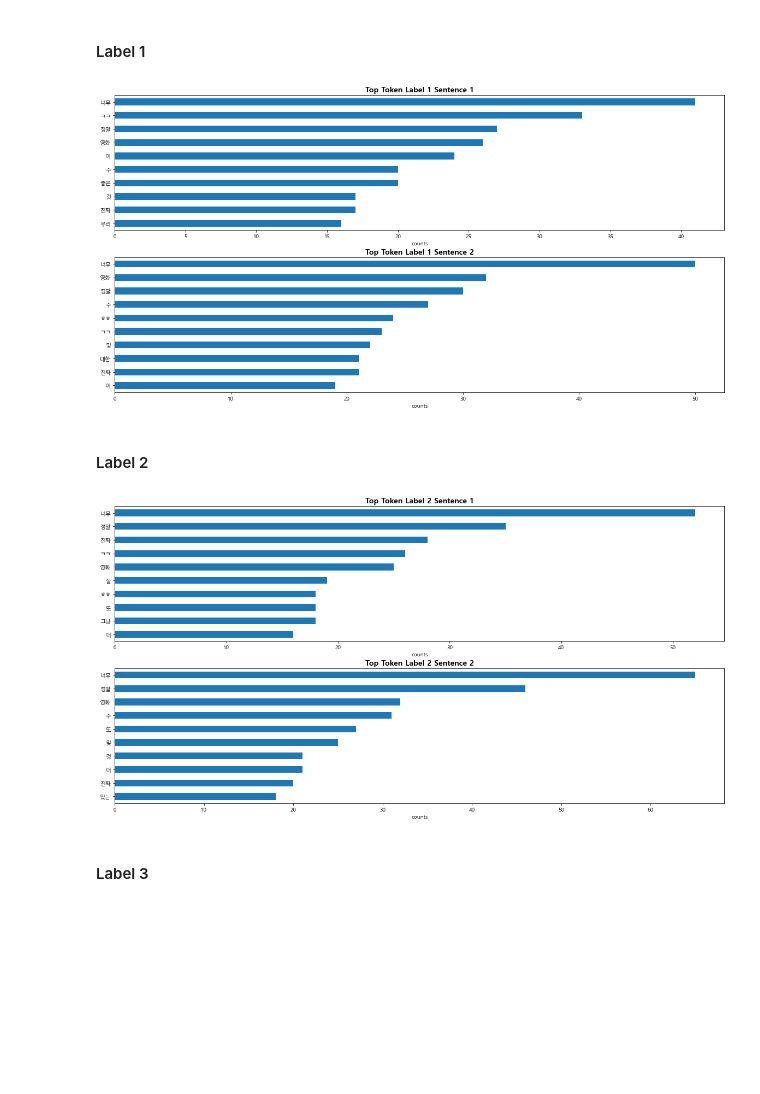
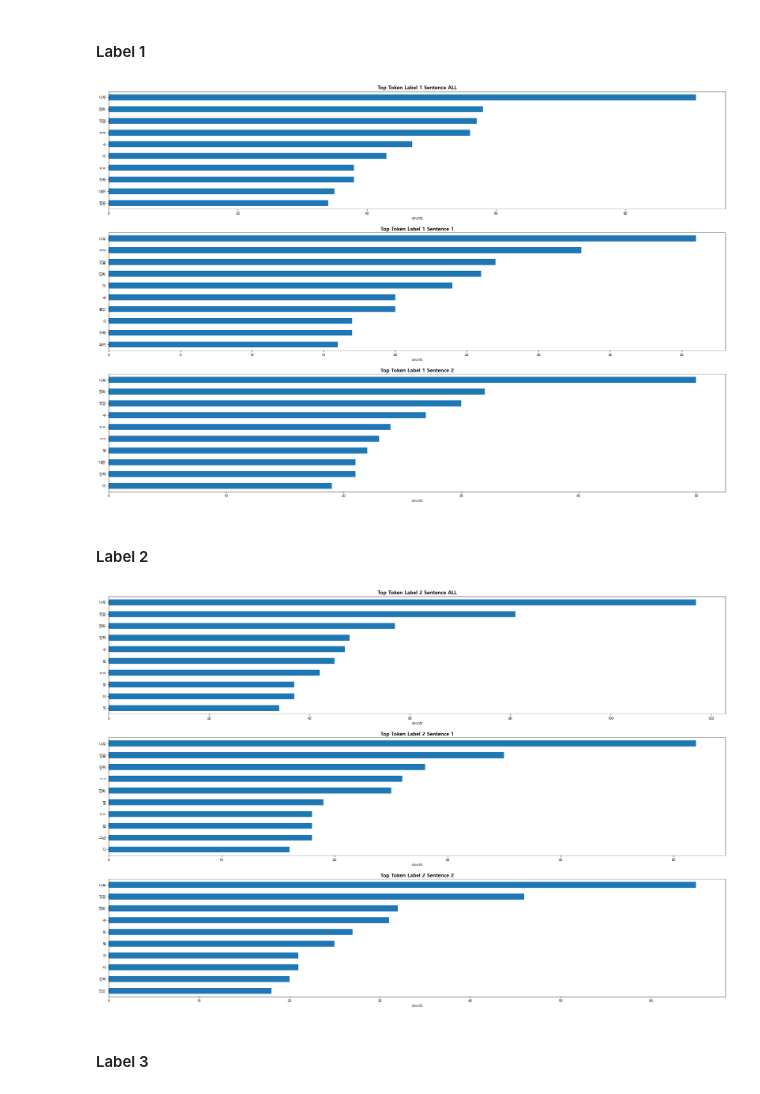
Before and after one commit to boostcampaitech4nlp2/level1_semantictextsimilarity_nlp-level1-nlp-14, a Jupyter notebook: work_indiv/sunghyun/codes/simpler_eda.ipynb, the cells around one changed output. Drawn from its saved outputs; the diff is of its cells as text; code cells hidden in the pictures; blank space fills up the shorter version.

```diff
--- a/work_indiv/sunghyun/codes/simpler_eda.ipynb
+++ b/work_indiv/sunghyun/codes/simpler_eda.ipynb
@@ -81,13 +81,16 @@ False
 train_pd['sentence_a'] = train_pd['sentence_1'] + ' ' + train_pd['sentence_2']
 
 # 공백 기준으로 토큰 나누기
+train_pd['tokens_a']=train_pd['sentence_a'].apply(lambda x: x.split())
 train_pd['tokens_1']=train_pd['sentence_1'].apply(lambda x: x.split())
 train_pd['tokens_2']=train_pd['sentence_2'].apply(lambda x: x.split())
 
 # 문장 길이, 토큰 개수 칼럼 만들기
+train_pd['sen_len_a']=train_pd['sentence_a'].apply(lambda x: len(x))
 train_pd['sen_len_1']=train_pd['sentence_1'].apply(lambda x: len(x))
 train_pd['sen_len_2']=train_pd['sentence_2'].apply(lambda x: len(x))
 
+train_pd['tok_count_a']=train_pd['tokens_a'].apply(lambda x: len(x))
 train_pd['tok_count_1']=train_pd['tokens_1'].apply(lambda x: len(x))
 train_pd['tok_count_2']=train_pd['tokens_2'].apply(lambda x: len(x))
 
@@ -247,45 +293,59 @@ plt.show()
 # %% [markdown]
 #### Label 1
 # %%
-fig = plt.figure(figsize = (20,10))
-ax1 = fig.add_subplot(211)
-ax1= pd.Series(Counter(train_pd[train_pd['simple_label']==1]['tokens_1'].agg('sum'))).sort_values(ascending=False).head(10).plot(kind='barh')
-ax1.set_title("Top Token Label 1 Sentence 1", fontsize=14, fontweight='bold')
+fig = plt.figure(figsize = (30,20))
+ax1 = fig.add_subplot(311)
+ax1= pd.Series(Counter(train_pd[train_pd['simple_label']==1]['tokens_a'].agg('sum'))).sort_values(ascending=False).head(10).plot(kind='barh')
+ax1.set_title("Top Token Label 1 Sentence ALL", fontsize=14, fontweight='bold')
 ax1.set_xlabel("counts", fontsize = 10)
 ax1.set_ylabel("")
 ax1.invert_yaxis()
 
-ax2 = fig.add_subplot(212)
-ax2 = pd.Series(Counter(train_pd[train_pd['simple_label']==1]['tokens_2'].agg('sum'))).sort_values(ascending=False).head(10).plot(kind='barh')
-ax2.set_title("Top Token Label 1 Sentence 2", fontsize=14, fontweight='bold')
+ax2 = fig.add_subplot(312)
+ax2= pd.Series(Counter(train_pd[train_pd['simple_label']==1]['tokens_1'].agg('sum'))).sort_values(ascending=False).head(10).plot(kind='barh')
+ax2.set_title("Top Token Label 1 Sentence 1", fontsize=14, fontweight='bold')
 ax2.set_xlabel("counts", fontsize = 10)
 ax2.set_ylabel("")
 ax2.invert_yaxis()
 
+ax3 = fig.add_subplot(313)
+ax3 = pd.Series(Counter(train_pd[train_pd['simple_label']==1]['tokens_2'].agg('sum'))).sort_values(ascending=False).head(10).plot(kind='barh')
+ax3.set_title("Top Token Label 1 Sentence 2", fontsize=14, fontweight='bold')
+ax3.set_xlabel("counts", fontsize = 10)
+ax3.set_ylabel("")
+ax3.invert_yaxis()
+
 plt.show()
 # %% [output]
-[figure, old version]
+[figure, new version]
 # %% [markdown]
 #### Label 2
 # %%
-fig = plt.figure(figsize = (20,10))
-ax1 = fig.add_subplot(211)
-ax1= pd.Series(Counter(train_pd[train_pd['simple_label']==2]['tokens_1'].agg('sum'))).sort_values(ascending=False).head(10).plot(kind='barh')
-ax1.set_title("Top Token Label 2 Sentence 1", fontsize=14, fontweight='bold')
+fig = plt.figure(figsize = (30,20))
+ax1 = fig.add_subplot(311)
+ax1= pd.Series(Counter(train_pd[train_pd['simple_label']==2]['tokens_a'].agg('sum'))).sort_values(ascending=False).head(10).plot(kind='barh')
+ax1.set_title("Top Token Label 2 Sentence ALL", fontsize=14, fontweight='bold')
 ax1.set_xlabel("counts", fontsize = 10)
 ax1.set_ylabel("")
 ax1.invert_yaxis()
 
-ax2 = fig.add_subplot(212)
-ax2 = pd.Series(Counter(train_pd[train_pd['simple_label']==2]['tokens_2'].agg('sum'))).sort_values(ascending=False).head(10).plot(kind='barh')
-ax2.set_title("Top Token Label 2 Sentence 2", fontsize=14, fontweight='bold')
+ax2 = fig.add_subplot(312)
+ax2= pd.Series(Counter(train_pd[train_pd['simple_label']==2]['tokens_1'].agg('sum'))).sort_values(ascending=False).head(10).plot(kind='barh')
+ax2.set_title("Top Token Label 2 Sentence 1", fontsize=14, fontweight='bold')
 ax2.set_xlabel("counts", fontsize = 10)
 ax2.set_ylabel("")
 ax2.invert_yaxis()
 
+ax3 = fig.add_subplot(313)
+ax3 = pd.Series(Counter(train_pd[train_pd['simple_label']==2]['tokens_2'].agg('sum'))).sort_values(ascending=False).head(10).plot(kind='barh')
+ax3.set_title("Top Token Label 2 Sentence 2", fontsize=14, fontweight='bold')
+ax3.set_xlabel("counts", fontsize = 10)
+ax3.set_ylabel("")
+ax3.invert_yaxis()
+
 plt.show()
 # %% [output]
-[figure, old version]
+[figure, new version]
 # %% [markdown]
 #### Label 3
 # %%
```
Also changed, not shown: parts of 11 cells of this notebook, 5 other files.
